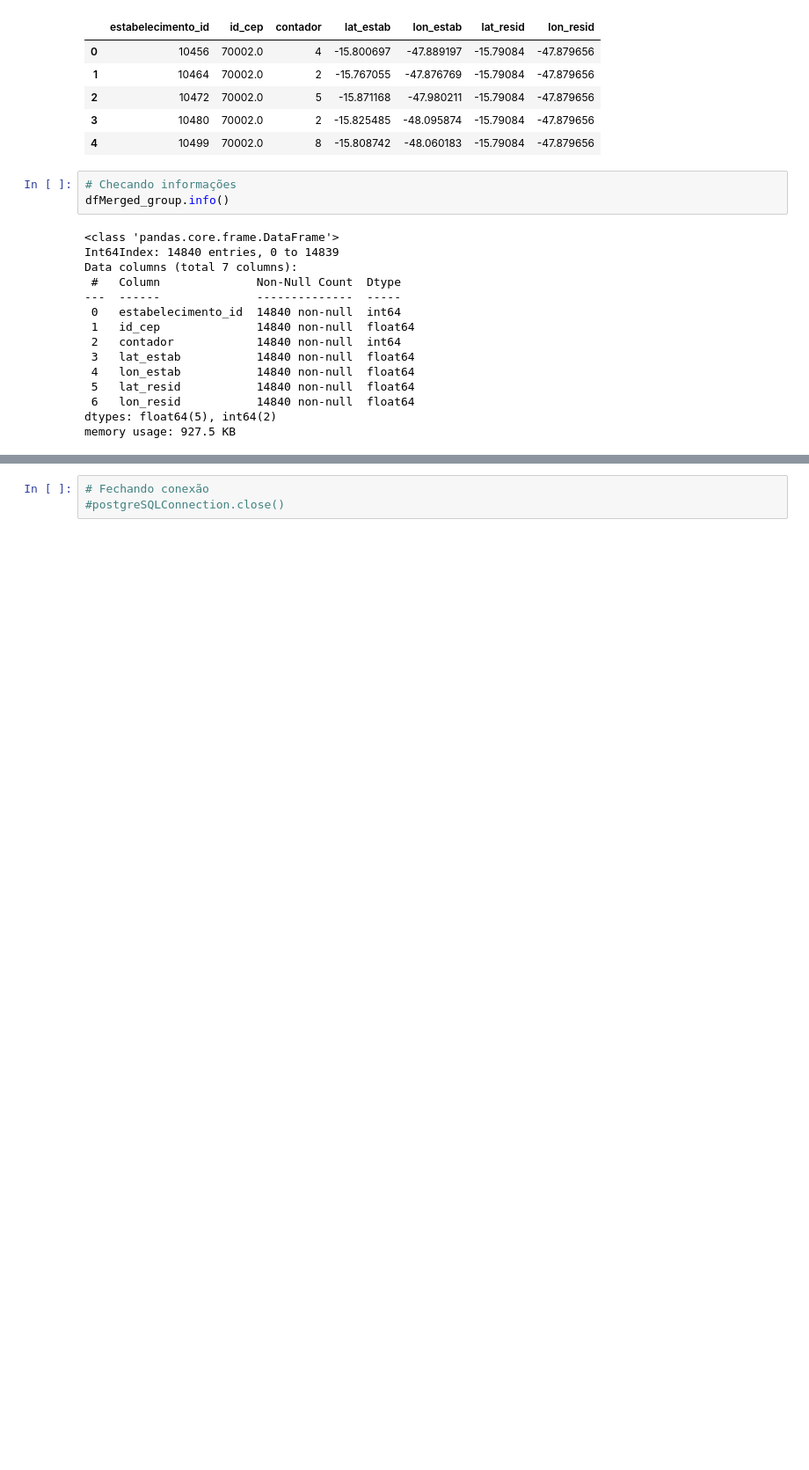
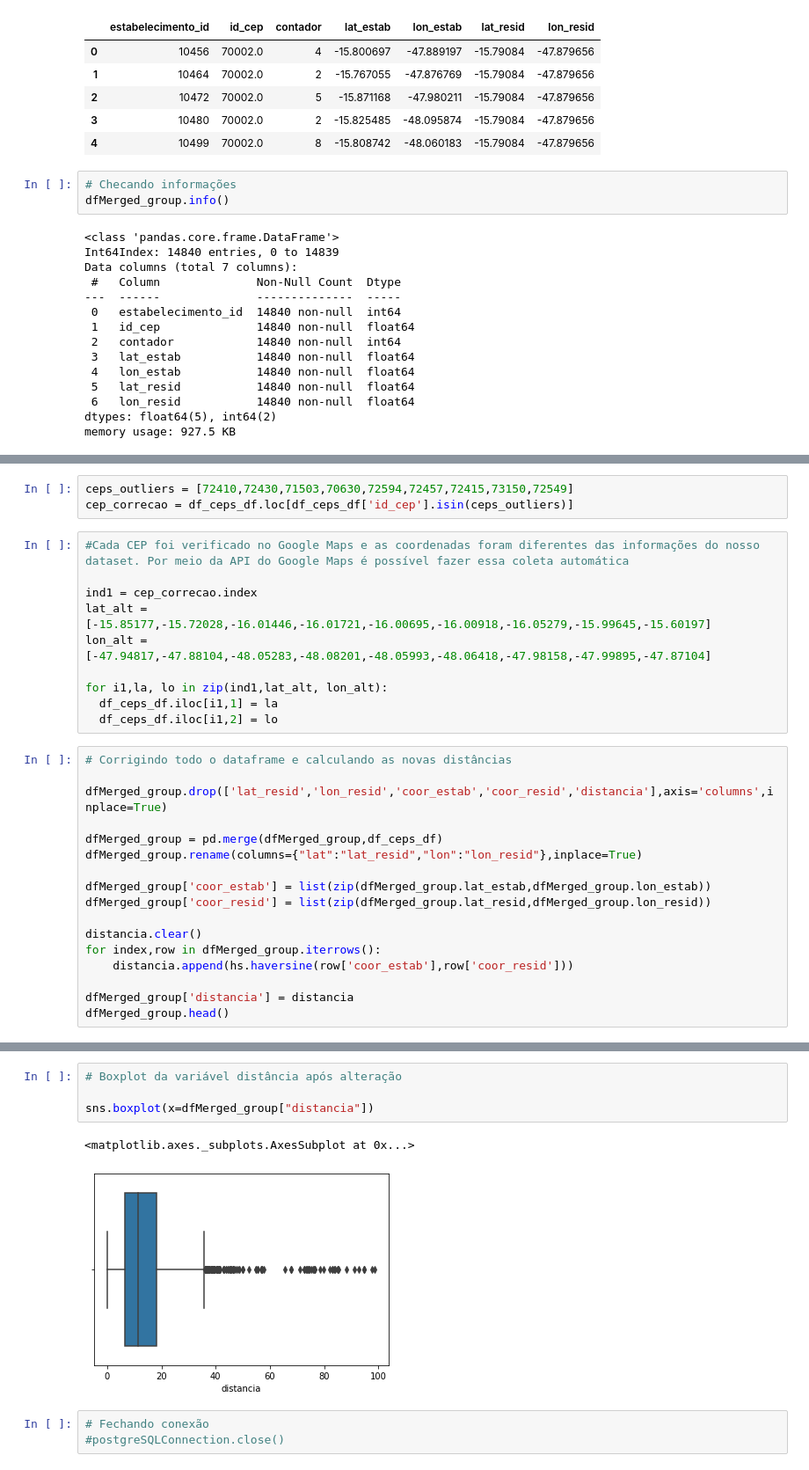
Before and after one commit to raquelcreis/vacina_covid_bsb, a Jupyter notebook: notebook.ipynb, the cells around one changed output, grey strips where cells are left out. Shown at 88% size. Saved outputs shown, nothing was run; the diff lists cells and outputs as text; blank space fills up the shorter version.

```diff
--- a/notebook.ipynb
+++ b/notebook.ipynb
@@ -544,0 +598,30 @@ dfMerged_group.head()
+# %%
+ceps_outliers = [72410,72430,71503,70630,72594,72457,72415,73150,72549]
+cep_correcao = df_ceps_df.loc[df_ceps_df['id_cep'].isin(ceps_outliers)]
+# %%
+#Cada CEP foi verificado no Google Maps e as coordenadas foram diferentes das informações do nosso dataset. Por meio da API do Google Maps é possível fazer essa coleta automática
+
+ind1 = cep_correcao.index
+lat_alt = [-15.85177,-15.72028,-16.01446,-16.01721,-16.00695,-16.00918,-16.05279,-15.99645,-15.60197]
+lon_alt = [-47.94817,-47.88104,-48.05283,-48.08201,-48.05993,-48.06418,-47.98158,-47.99895,-47.87104]
+
+for i1,la, lo in zip(ind1,lat_alt, lon_alt):
+  df_ceps_df.iloc[i1,1] = la
+  df_ceps_df.iloc[i1,2] = lo
+# %%
+# Corrigindo todo o dataframe e calculando as novas distâncias
+
+dfMerged_group.drop(['lat_resid','lon_resid','coor_estab','coor_resid','distancia'],axis='columns',inplace=True)
+
+dfMerged_group = pd.merge(dfMerged_group,df_ceps_df)
+dfMerged_group.rename(columns={"lat":"lat_resid","lon":"lon_resid"},inplace=True)
+
+dfMerged_group['coor_estab'] = list(zip(dfMerged_group.lat_estab,dfMerged_group.lon_estab))
+dfMerged_group['coor_resid'] = list(zip(dfMerged_group.lat_resid,dfMerged_group.lon_resid))
+
+distancia.clear()
+for index,row in dfMerged_group.iterrows():
+    distancia.append(hs.haversine(row['coor_estab'],row['coor_resid']))
+
+dfMerged_group['distancia'] = distancia
+dfMerged_group.head()
@@ -545,3 +649,10 @@ dfMerged_group.head()
+# %%
+# Boxplot da variável distância após alteração
+
+sns.boxplot(x=dfMerged_group["distancia"])
+# %% [output]
+<matplotlib.axes._subplots.AxesSubplot at 0x...>
+[figure, added]
 # %%
 # Fechando conexão
 #postgreSQLConnection.close()
```
Also changed, not shown: parts of 7 cells of this notebook.
